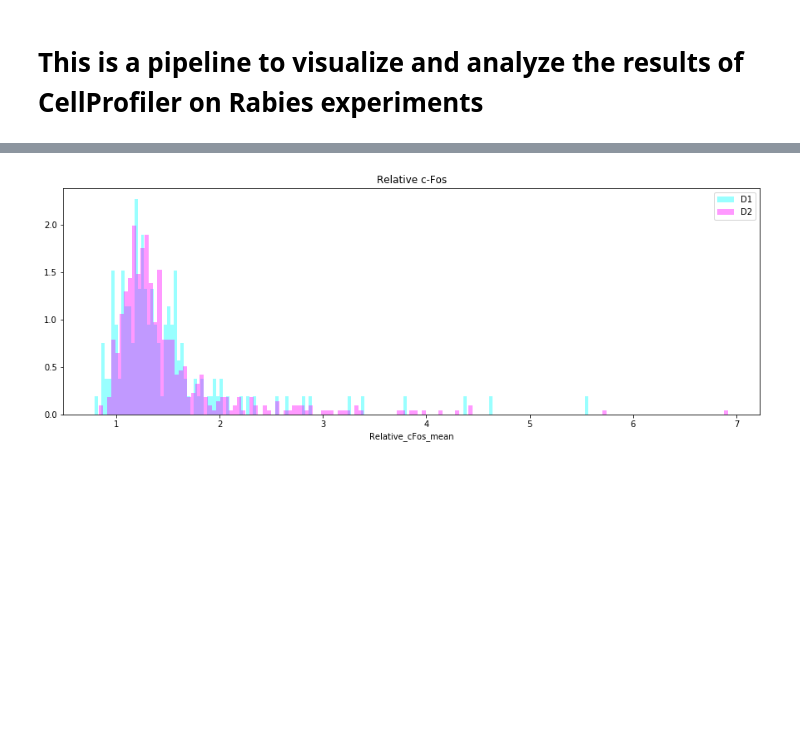
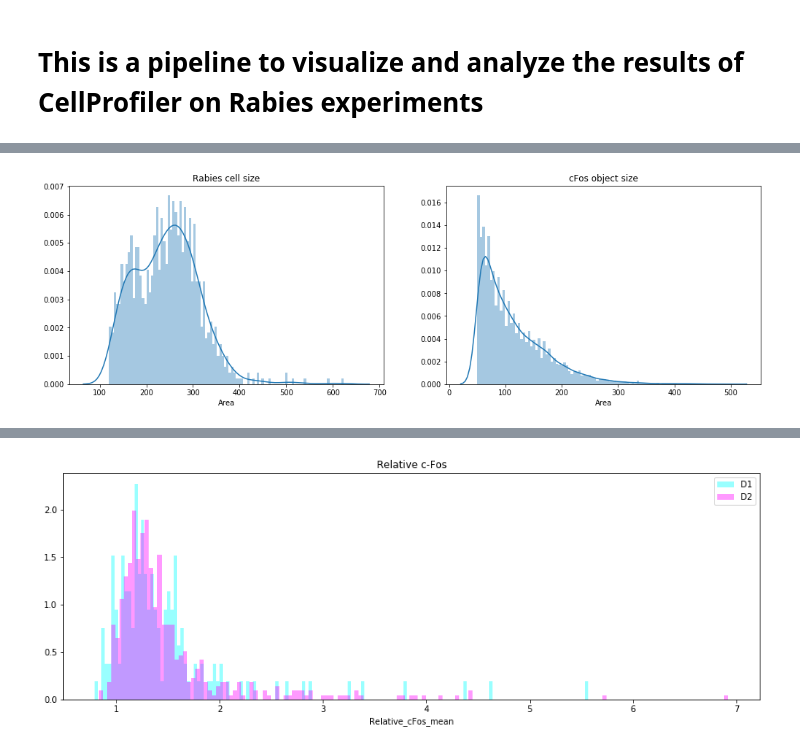
Before and after one commit to HernandoMV/CellProfiler_AnalysisPipelines, a Jupyter notebook: RabiesQuantification_CellProfiler_Analysis.ipynb, the cells around one changed output, grey strips where cells are left out. Drawn from its saved outputs; the diff is of its cells as text; code cells hidden in the pictures; blank space fills up the shorter version.

```diff
--- a/RabiesQuantification_CellProfiler_Analysis.ipynb
+++ b/RabiesQuantification_CellProfiler_Analysis.ipynb
@@ -10,9 +10,6 @@ import seaborn as sns
 import matplotlib.pylab as plt
 # %%
 # Select the path where the data is (the output of CellProfiler)
-CPoutput_path = '/mnt/c/Users/herny/Desktop/SWC/Data/Microscopy_Data/Rabies_Tracing/ToS-D1_D2/DataForAnalysis/'
-# load data
-cells_file = 'CellsAbove.csv'
-images_file = 'Image.csv'
+CPoutput_path = '/mnt/c/Users/herny/Desktop/SWC/Data/Microscopy_Data/Rabies_Tracing/ToS-D1_D2/DataForAnalysis/CellProfilerOutput/'
 # Read it in a useful format
-CPdata, IMdata = data_reader.RabiesCP_data_reader(CPoutput_path+cells_file, CPoutput_path+images_file)
+RabiesData, cFosData = data_reader.RabiesCP_data_reader(CPoutput_path)
@@ -47,2 +25,13 @@ plt.show()
+# %%
+# cell area size
+fig, axs = plt.subplots(1,2, figsize=(17,5))
+axs = axs.ravel()
+sns.distplot(RabiesData.Area, bins=100, ax = axs[0])
+axs[0].set_title('Rabies cell size')
+sns.distplot(cFosData.Area, bins=100, ax = axs[1])
+axs[1].set_title('cFos object size')
+plt.show()
+# %% [output]
+[figure, added]
 # %%
 # filter by size
```
Also changed, not shown: parts of 6 cells of this notebook, 2 other files.
